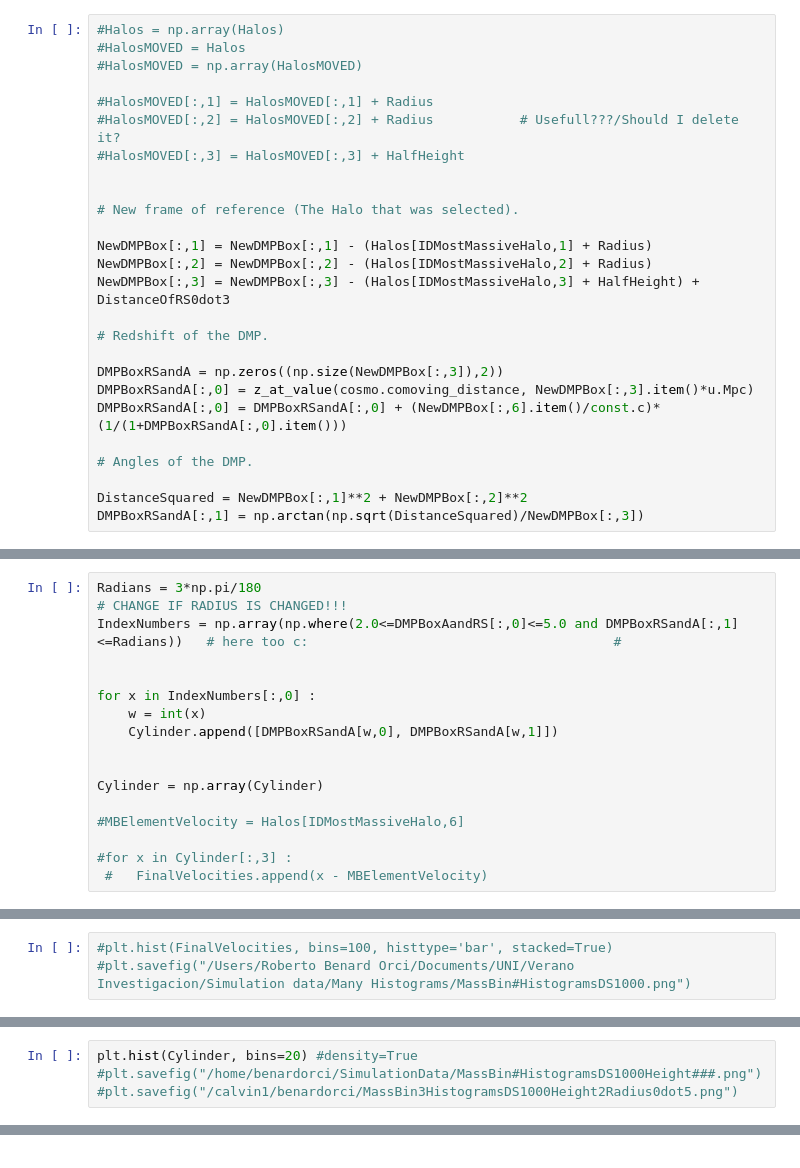
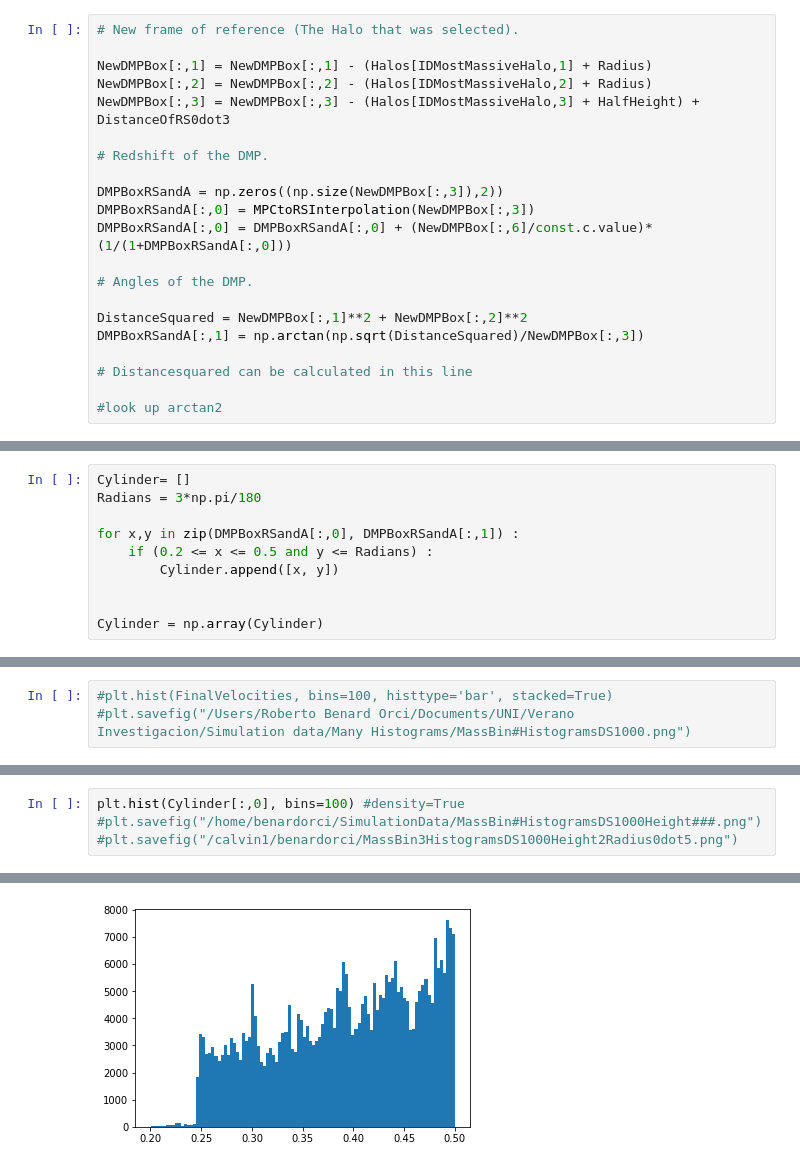
Before and after one commit to Benard117/AnacondaProjects, a Jupyter notebook: Redshift and Angle Histograms/Making the transition.ipynb, the cells around one changed output, grey strips where cells are left out. Saved outputs shown, nothing was run; the diff lists cells and outputs as text.

```diff
--- a/Redshift and Angle Histograms/Making the transition.ipynb
+++ b/Redshift and Angle Histograms/Making the transition.ipynb
@@ -147,13 +154,4 @@ print(DistanceOfRS0dot3,"MPC")
 # %%
-#Halos = np.array(Halos)
-#HalosMOVED = Halos
-#HalosMOVED = np.array(HalosMOVED)
-
-#HalosMOVED[:,1] = HalosMOVED[:,1] + Radius
-#HalosMOVED[:,2] = HalosMOVED[:,2] + Radius           # Usefull???/Should I delete it?
-#HalosMOVED[:,3] = HalosMOVED[:,3] + HalfHeight
-
-
 # New frame of reference (The Halo that was selected).
 
 NewDMPBox[:,1] = NewDMPBox[:,1] - (Halos[IDMostMassiveHalo,1] + Radius)
@@ -163,10 +161,14 @@ NewDMPBox[:,3] = NewDMPBox[:,3] - (Halos[IDMostMassiveHalo,3] + HalfHeight) + Di
 # Redshift of the DMP.
 
 DMPBoxRSandA = np.zeros((np.size(NewDMPBox[:,3]),2))
-DMPBoxRSandA[:,0] = z_at_value(cosmo.comoving_distance, NewDMPBox[:,3].item()*u.Mpc)
-DMPBoxRSandA[:,0] = DMPBoxRSandA[:,0] + (NewDMPBox[:,6].item()/const.c)*(1/(1+DMPBoxRSandA[:,0].item()))
+DMPBoxRSandA[:,0] = MPCtoRSInterpolation(NewDMPBox[:,3])
+DMPBoxRSandA[:,0] = DMPBoxRSandA[:,0] + (NewDMPBox[:,6]/const.c.value)*(1/(1+DMPBoxRSandA[:,0]))
 
 # Angles of the DMP.
 
 DistanceSquared = NewDMPBox[:,1]**2 + NewDMPBox[:,2]**2
 DMPBoxRSandA[:,1] = np.arctan(np.sqrt(DistanceSquared)/NewDMPBox[:,3])
+
+# Distancesquared can be calculated in this line
+
+#look up arctan2
@@ -175,16 +174,0 @@ ValueError: The truth value of an array with more than one element is ambiguous.
-# %%
-Radians = 3*np.pi/180                                                                         # CHANGE IF RADIUS IS CHANGED!!!
-IndexNumbers = np.array(np.where(2.0<=DMPBoxAandRS[:,0]<=5.0 and DMPBoxRSandA[:,1]<=Radians))   # here too c:                                       #
-
-
-for x in IndexNumbers[:,0] :
-    w = int(x)
-    Cylinder.append([DMPBoxRSandA[w,0], DMPBoxRSandA[w,1]])
-
-
-Cylinder = np.array(Cylinder)
-
-#MBElementVelocity = Halos[IDMostMassiveHalo,6]
-
-#for x in Cylinder[:,3] :
- #   FinalVelocities.append(x - MBElementVelocity)
@@ -193,2 +175,12 @@ print(CheckingEverythingIsAlright)
+# %%
+Cylinder= []
+Radians = 3*np.pi/180
+
+for x,y in zip(DMPBoxRSandA[:,0], DMPBoxRSandA[:,1]) :
+    if (0.2 <= x <= 0.5 and y <= Radians) :
+        Cylinder.append([x, y])
+
+
+Cylinder = np.array(Cylinder)
 # %%
 Cylinder[0,:]
@@ -213,4 +213,5 @@ print(CheckingEverythingIsAlright)
 # %%
-plt.hist(Cylinder, bins=20) #density=True
+plt.hist(Cylinder[:,0], bins=100) #density=True
 #plt.savefig("/home/benardorci/SimulationData/MassBin#HistogramsDS1000Height###.png")
 #plt.savefig("/calvin1/benardorci/MassBin3HistogramsDS1000Height2Radius0dot5.png")
+# %% [output]
@@ -216,0 +235 @@ plt.hist(Cylinder, bins=20) #density=True
+[figure, added]
```
Also changed, not shown: parts of 22 cells of this notebook, 1 other file.
